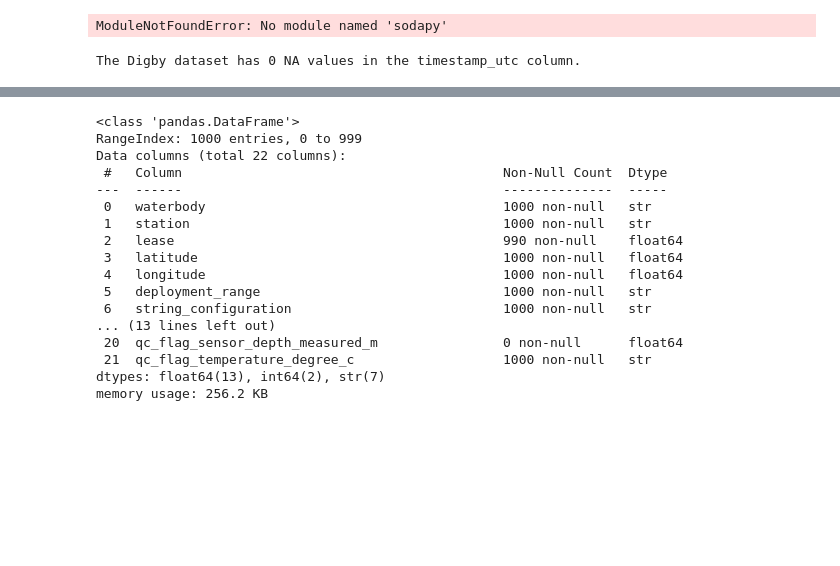
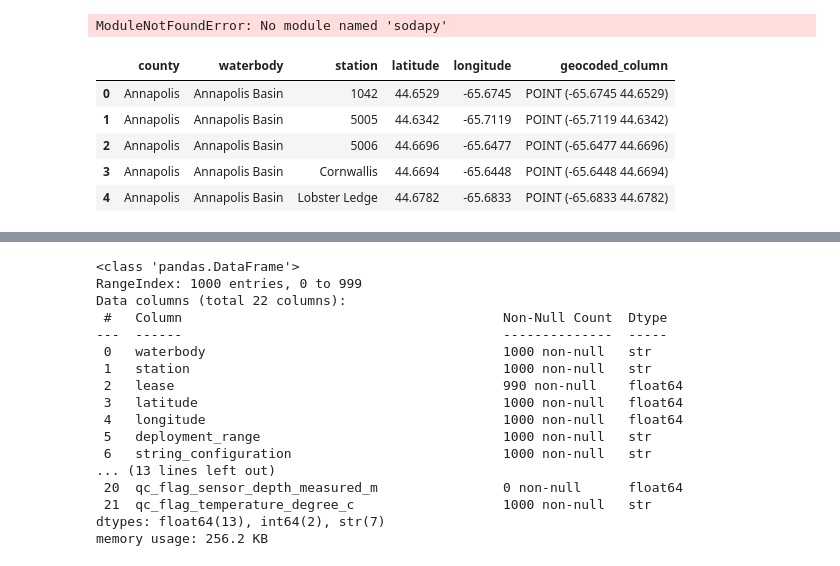
Before and after one commit to oceanhackweek/ohw26_model_downsampling, a Jupyter notebook: contributor_folders/rachel/explore_cmar_data.ipynb, the cells around one changed output, grey strips where cells are left out. Drawn from its saved outputs; the diff is of its cells as text; code cells hidden in the pictures; blank space fills up the shorter version.

```diff
--- a/contributor_folders/rachel/explore_cmar_data.ipynb
+++ b/contributor_folders/rachel/explore_cmar_data.ipynb
@@ -7,15 +7,17 @@ import sodapy as sdp
 # %% [output]
 ModuleNotFoundError: No module named 'sodapy'
 # %%
-# Pandas version of retrieving data -- can only retrieve 1000 rows due to API throttling
-county_resource_codes = {"Digby": "wpsu-7fer"}
+# Pandas version of retrieving data -- can only retrieve 1000 rows due to API throttling, so doesn't work for the large datasets
 
-for county, resource_code in county_resource_codes.items():
-    url = f"https://data.novascotia.ca/resource/{resource_code}.csv"
-    df = pd.read_csv(url)
-    col = "timestamp_utc"
-    timestamp_na_count = df[col].isna().sum()
-
-    print(f"The {county} dataset has {timestamp_na_count} NA values in the {col} column.")
+station_location_resource_code = "cjfb-f4d4"
+url = f"https://data.novascotia.ca/resource/{station_location_resource_code}.csv"
+df = pd.read_csv(url)
-# %% [output]
-The Digby dataset has 0 NA values in the timestamp_utc column.
+# %%
+df.head()
+# %% [output]
+|  | county | waterbody | station | latitude | longitude | geocoded_column |
+| 0 | Annapolis | Annapolis Basin | 1042 | 44.6529 | -65.6745 | POINT (-65.6745 44.6529) |
+| 1 | Annapolis | Annapolis Basin | 5005 | 44.6342 | -65.7119 | POINT (-65.7119 44.6342) |
+| 2 | Annapolis | Annapolis Basin | 5006 | 44.6696 | -65.6477 | POINT (-65.6477 44.6696) |
+| 3 | Annapolis | Annapolis Basin | Cornwallis | 44.6694 | -65.6448 | POINT (-65.6448 44.6694) |
+| 4 | Annapolis | Annapolis Basin | Lobster Ledge | 44.6782 | -65.6833 | POINT (-65.6833 44.6782) |
```
Also changed, not shown: parts of 3 cells of this notebook.
